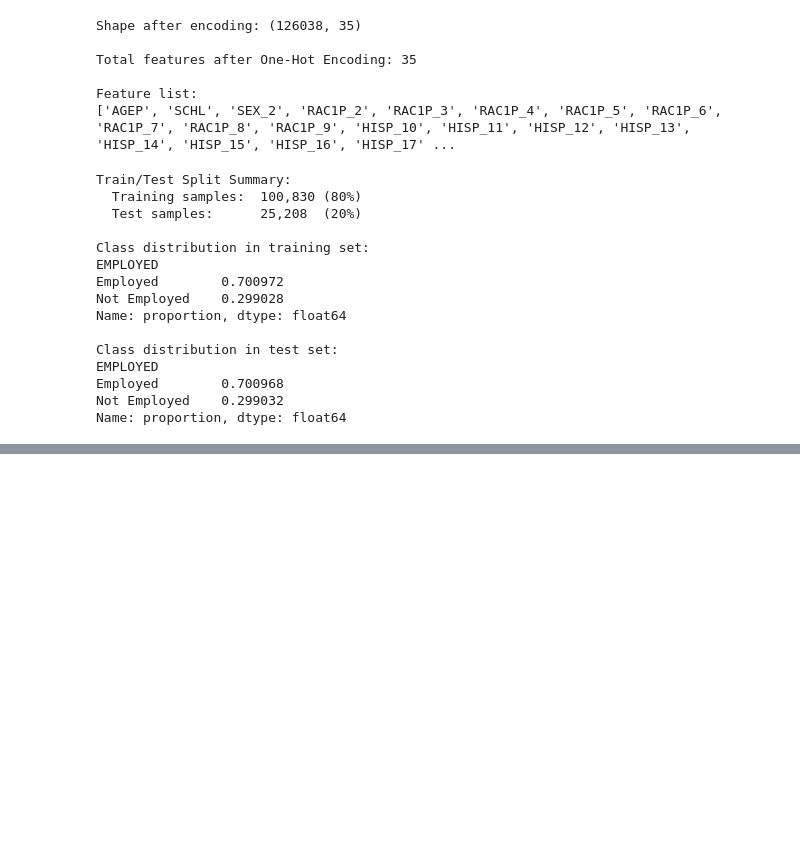
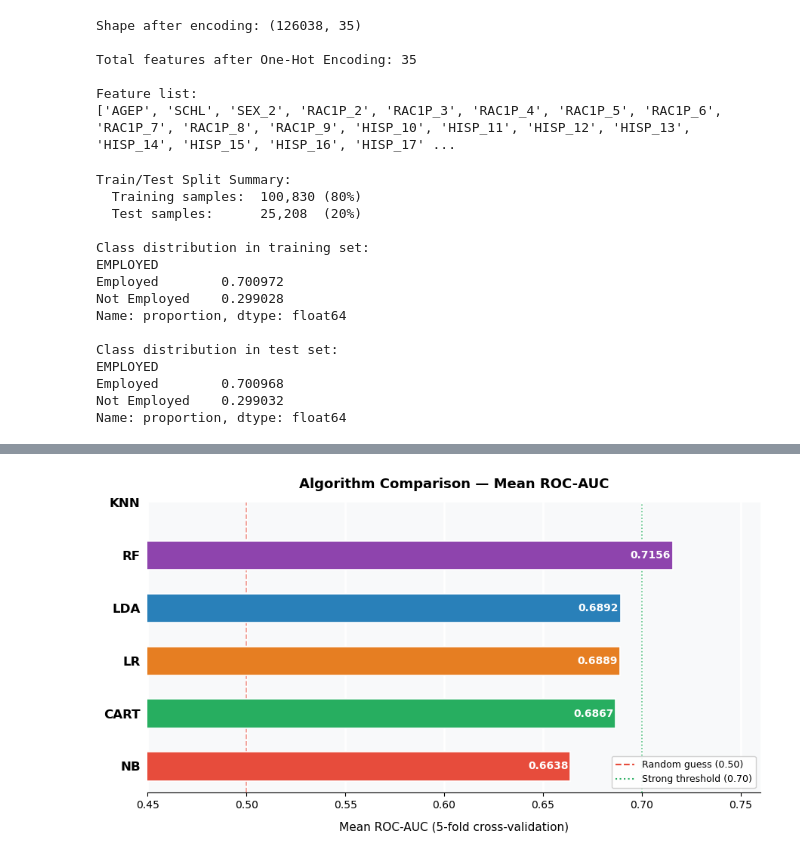
Before and after one commit to ClaraQuilapan/ca2-90-2022475, a Jupyter notebook: Final_Project_AI_Bias_Audit_Framework.ipynb, the cells around one changed output, grey strips where cells are left out. Cells and saved outputs as stored; diff of their text form; code cells hidden in the pictures; blank space fills up the shorter version.

Commit message:
Update Final_Project_AI_Bias_Audit_Framework.ipynb
Add Model Selection - Baseline Algorithm Comparison

```diff
--- a/Final_Project_AI_Bias_Audit_Framework.ipynb
+++ b/Final_Project_AI_Bias_Audit_Framework.ipynb
@@ -876,3 +849,82 @@ NameError: name 'DecisionTreeClassifier' is not defined
+# %%
+# Visualise model comparison
+palette = {
+    "RF":   "#8e44ad",
+    "LDA":  "#2980b9",
+    "CART": "#27ae60",
+    "LR":   "#e67e22",
+    "NB":   "#e74c3c",
+    "KNN":  "#95a5a6",
+}
+means_arr  = np.array([r.mean() for r in results])
+sorted_idx = np.argsort(means_arr)
+names_s    = [names[i]  for i in sorted_idx]
+means_s    = [means_arr[i] for i in sorted_idx]
+colors_s   = [palette.get(names[i], "#95a5a6") for i in sorted_idx]
+
+y_pos = np.arange(len(names_s))
+
+fig, ax = plt.subplots(figsize=(9, 5))
+fig.patch.set_facecolor("#ffffff")
+ax.set_facecolor("#f8f9fa")
+
+bars = ax.barh(y_pos, means_s,
+               color=colors_s,
+               height=0.55,
+               edgecolor="white",
+               linewidth=1.2)
+
+for bar in bars:
+    bar.set_zorder(3)
+
+# Value labels inside each bar
+for bar, mean, color in zip(bars, means_s, colors_s):
+    if not np.isnan(mean):
+        ax.text(bar.get_width() - 0.001, bar.get_y() + bar.get_height() / 2,
+                f"{mean:.4f}",
+                va="center", ha="right",
+                fontsize=10, fontweight="bold",
+                color="white")
+
+ax.axvline(x=0.50, color="#e74c3c", linestyle="--",
+           linewidth=1.2, alpha=0.6, zorder=2,
+           label="Random guess (0.50)")
+
+ax.axvline(x=0.70, color="#27ae60", linestyle=":",
+           linewidth=1.2, alpha=0.8, zorder=2,
+           label="Strong threshold (0.70)")
+
+ax.set_yticks(y_pos)
+ax.set_yticklabels(names_s, fontsize=12, fontweight="bold")
+
+ax.set_xlim(0.45, 0.76)
+ax.set_xlabel("Mean ROC-AUC (5-fold cross-validation)",
+              fontsize=11, labelpad=10)
+
+ax.set_title("Algorithm Comparison — Mean ROC-AUC",
+             fontsize=13, fontweight="bold", pad=14)
+
+ax.set_axisbelow(True)
+ax.xaxis.grid(True, color="white", linewidth=2)
+ax.spines["top"].set_visible(False)
+ax.spines["right"].set_visible(False)
+ax.spines["left"].set_visible(False)
+ax.tick_params(left=False)
+
+ref_lines = [
+    plt.Line2D([0],[0], color="#e74c3c", linestyle="--",
+               label="Random guess (0.50)"),
+    plt.Line2D([0],[0], color="#27ae60", linestyle=":",
+               label="Strong threshold (0.70)"),
+]
+ax.legend(handles=ref_lines, loc="lower right",
+          fontsize=9, framealpha=0.9)
+
+plt.tight_layout()
+plt.savefig("figures_du/model_selection_comparison.png", dpi=300, bbox_inches="tight")
+plt.show()
+# %% [output]
+[figure, added]
 # %%
 # Build pipeline: scale features → fit logistic regression
 lr_pipeline = Pipeline([
```
Also changed, not shown: parts of 5 cells of this notebook.
